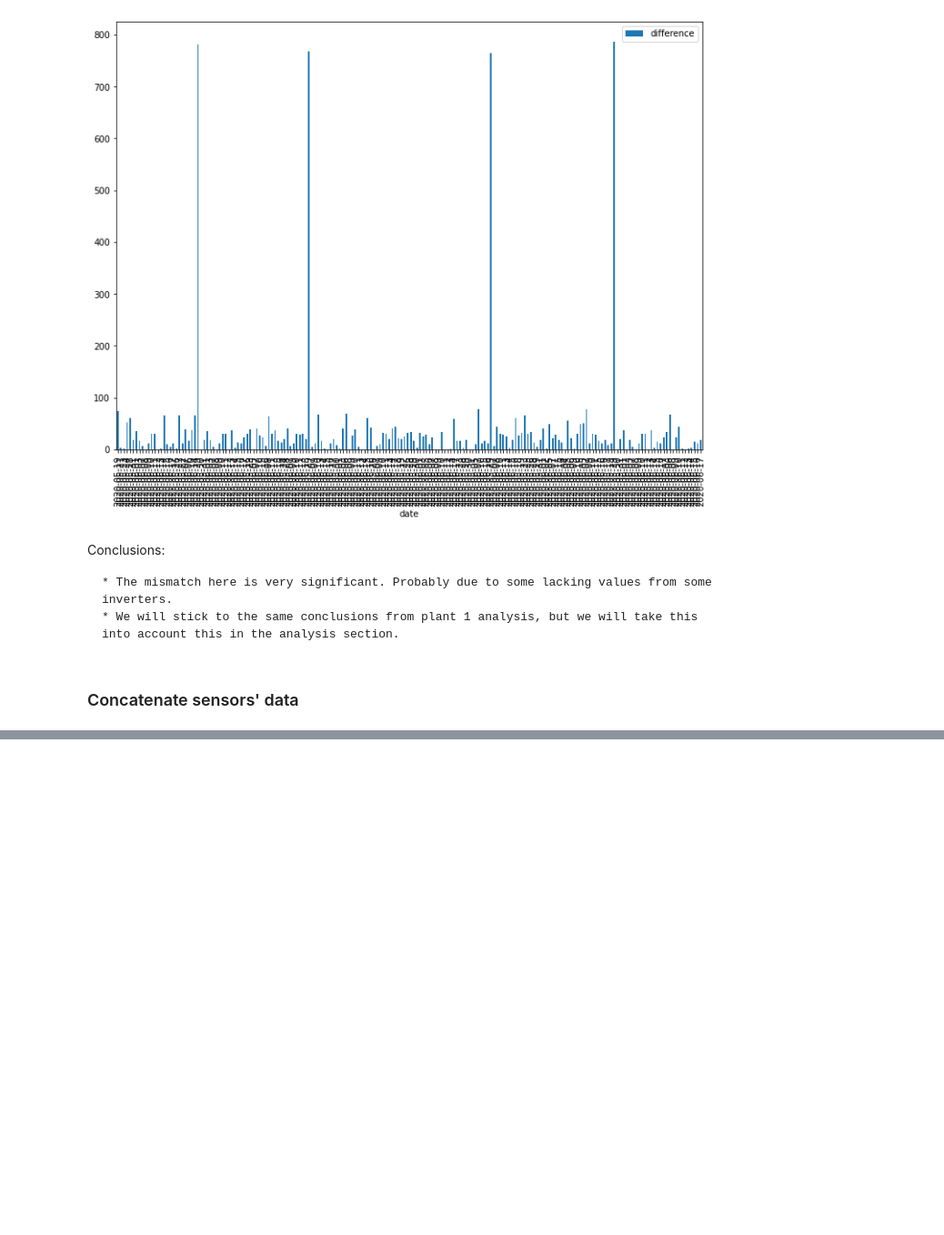
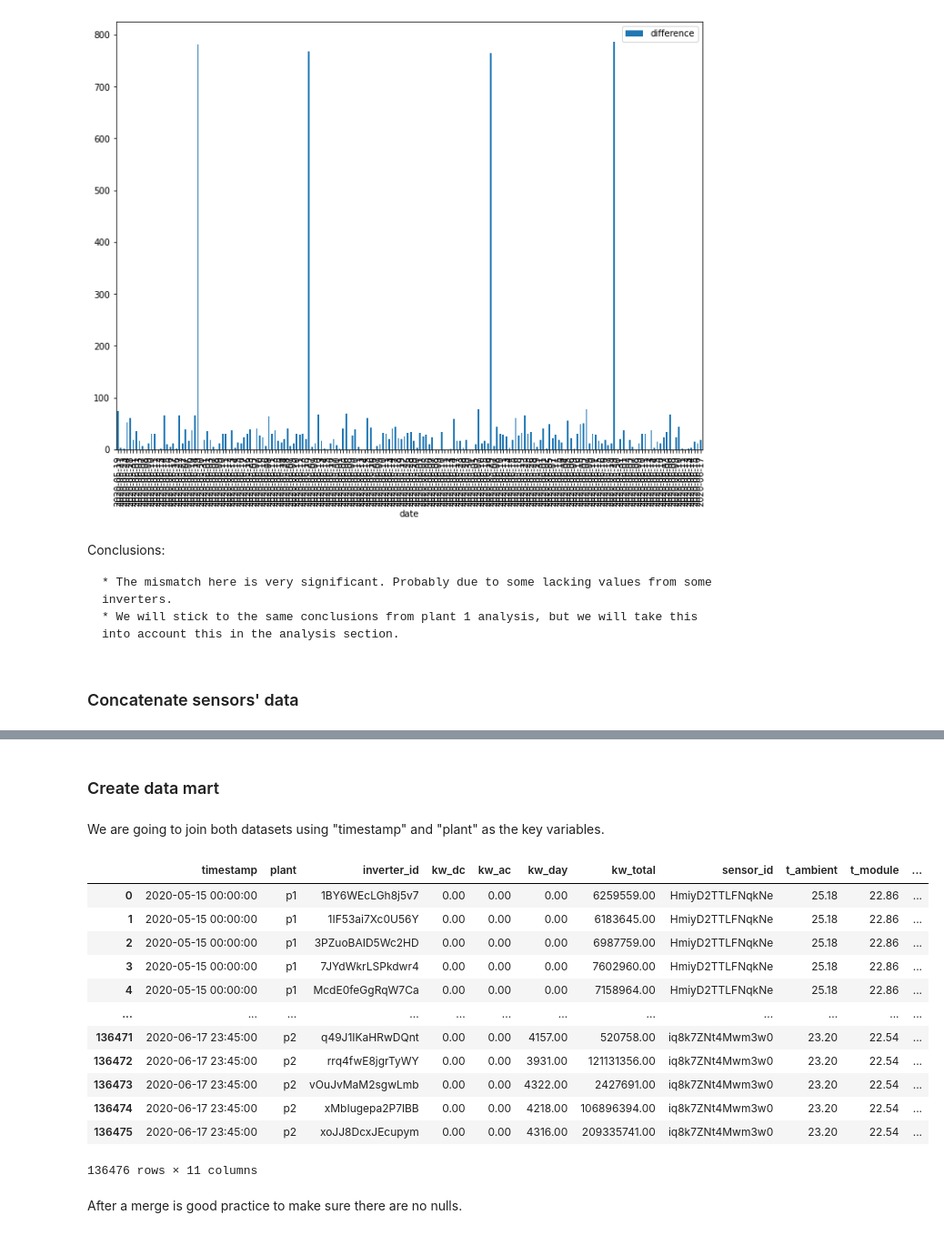
Before and after one commit to luis-cj/data-science-solar-power-plant, a Jupyter notebook: solar_power_plant_part_1.ipynb, the cells around one changed output, grey strips where cells are left out. Shown at 91% size. Drawn from its saved outputs; the diff is of its cells as text; code cells hidden in the pictures; blank space fills up the shorter version.

```diff
--- a/solar_power_plant_part_1.ipynb
+++ b/solar_power_plant_part_1.ipynb
@@ -895,3 +895,6 @@ Conclusions:
     * We will stick to the same conclusions from plant 1 analysis, but we will take this into account this in the analysis section.
 # %% [markdown]
 ### Concatenate sensors' data
+# %%
+temper = pd.concat([p1w,p2w],axis=0)
+temper
@@ -897,0 +917,3 @@ Conclusions:
+# %%
+temper.columns = ["timestamp","plant","sensor_id","t_ambient","t_module","irradiance"]
+temper
@@ -897,0 +934,23 @@ Conclusions:
+# %% [markdown]
+### Create data mart
+# %% [markdown]
+We are going to join both datasets using "timestamp" and "plant" as the key variables.
+# %%
+df = pd.merge(left=gener, right=temper, how="left", on=["timestamp","plant"])
+df
+# %% [output]
+|  | timestamp | plant | inverter_id | kw_dc | kw_ac | kw_day | kw_total | sensor_id | t_ambient | t_module | ... |
+| 0 | 2020-05-15 00:00:00 | p1 | 1BY6WEcLGh8j5v7 | 0.00 | 0.00 | 0.00 | 6259559.00 | HmiyD2TTLFNqkNe | 25.18 | 22.86 | ... |
+| 1 | 2020-05-15 00:00:00 | p1 | 1IF53ai7Xc0U56Y | 0.00 | 0.00 | 0.00 | 6183645.00 | HmiyD2TTLFNqkNe | 25.18 | 22.86 | ... |
+| 2 | 2020-05-15 00:00:00 | p1 | 3PZuoBAID5Wc2HD | 0.00 | 0.00 | 0.00 | 6987759.00 | HmiyD2TTLFNqkNe | 25.18 | 22.86 | ... |
+| 3 | 2020-05-15 00:00:00 | p1 | 7JYdWkrLSPkdwr4 | 0.00 | 0.00 | 0.00 | 7602960.00 | HmiyD2TTLFNqkNe | 25.18 | 22.86 | ... |
+| 4 | 2020-05-15 00:00:00 | p1 | McdE0feGgRqW7Ca | 0.00 | 0.00 | 0.00 | 7158964.00 | HmiyD2TTLFNqkNe | 25.18 | 22.86 | ... |
+| ... | ... | ... | ... | ... | ... | ... | ... | ... | ... | ... | ... |
+| 136471 | 2020-06-17 23:45:00 | p2 | q49J1IKaHRwDQnt | 0.00 | 0.00 | 4157.00 | 520758.00 | iq8k7ZNt4Mwm3w0 | 23.20 | 22.54 | ... |
+| 136472 | 2020-06-17 23:45:00 | p2 | rrq4fwE8jgrTyWY | 0.00 | 0.00 | 3931.00 | 121131356.00 | iq8k7ZNt4Mwm3w0 | 23.20 | 22.54 | ... |
+| 136473 | 2020-06-17 23:45:00 | p2 | vOuJvMaM2sgwLmb | 0.00 | 0.00 | 4322.00 | 2427691.00 | iq8k7ZNt4Mwm3w0 | 23.20 | 22.54 | ... |
+| 136474 | 2020-06-17 23:45:00 | p2 | xMbIugepa2P7lBB | 0.00 | 0.00 | 4218.00 | 106896394.00 | iq8k7ZNt4Mwm3w0 | 23.20 | 22.54 | ... |
+| 136475 | 2020-06-17 23:45:00 | p2 | xoJJ8DcxJEcupym | 0.00 | 0.00 | 4316.00 | 209335741.00 | iq8k7ZNt4Mwm3w0 | 23.20 | 22.54 | ... |
+136476 rows × 11 columns
+# %% [markdown]
+After a merge is good practice to make sure there are no nulls.
```
Also changed, not shown: parts of 18 cells of this notebook, 1 other file.
